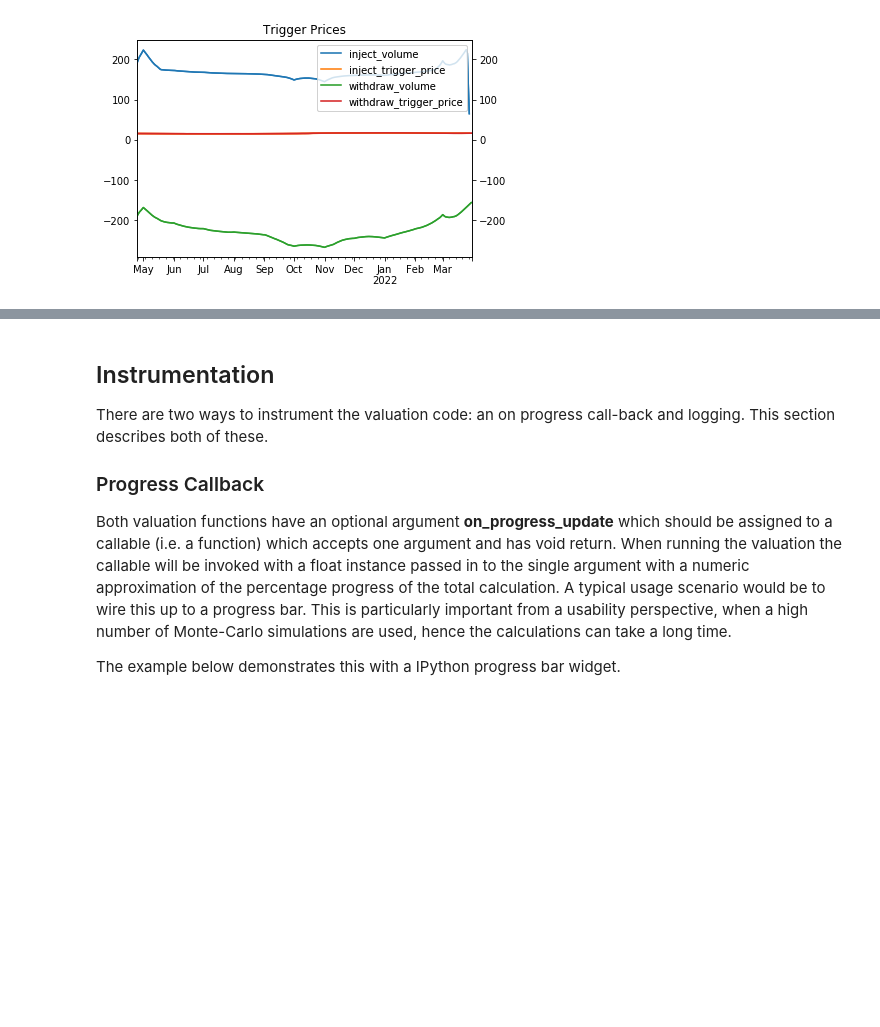
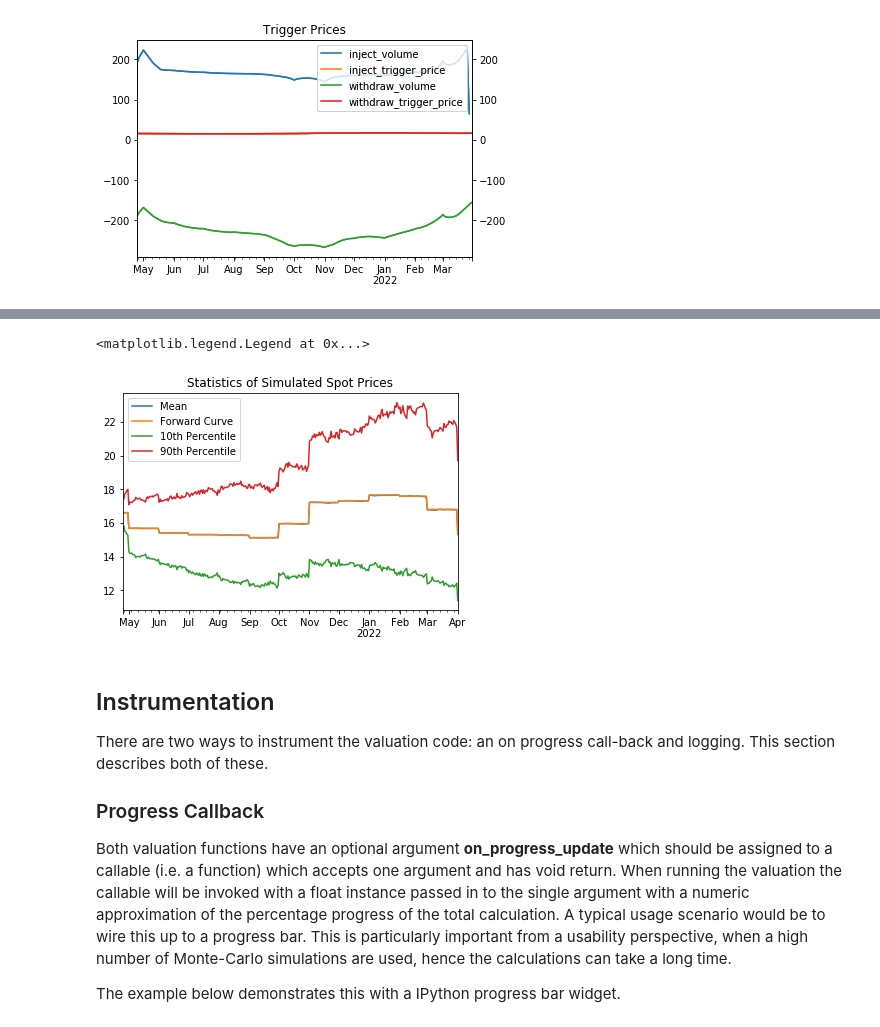
Before and after one commit to eliot-tabet/storage, a Jupyter notebook: samples/python/multifactor_storage.ipynb, the cells around one changed output, grey strips where cells are left out. Saved outputs shown, nothing was run; the diff lists cells and outputs as text; code cells hidden in the pictures; blank space fills up the shorter version.

Commit message:
Sectoin on properties of MultiFactorValuationResults.

```diff
--- a/samples/python/multifactor_storage.ipynb
+++ b/samples/python/multifactor_storage.ipynb
@@ -165,3 +176,18 @@ RangeIndex(start=0, stop=500, step=1)
+# %%
+import numpy as np
+
+sim_spot_valuation_mean = three_factor_results.sim_spot_valuation.aggregate(func='mean', axis='columns', raw = True)
+sim_spot_valuation_90th = three_factor_results.sim_spot_valuation.aggregate(func=np.percentile, q=90, axis='columns', raw = True)
+sim_spot_valuation_10h = three_factor_results.sim_spot_valuation.aggregate(func=np.percentile, q=10, axis='columns', raw = True)
+
+sim_spot_valuation_mean.plot(title = 'Statistics of Simulated Spot Prices', legend=True)
+fwd_curve['2021-04-25' : '2022-04-01'].plot(legend=True)
+sim_spot_valuation_10h.plot(legend=True)
+ax = sim_spot_valuation_90th.plot(legend=True)
+ax.legend(['Mean', 'Forward Curve', '10th Percentile', '90th Percentile'])
+# %% [output]
+<matplotlib.legend.Legend at 0x...>
+[figure, added]
 # %% [markdown]
 <a id='instrumentation'></a>
 ## Instrumentation
```
Also changed, not shown: parts of 3 cells of this notebook.
